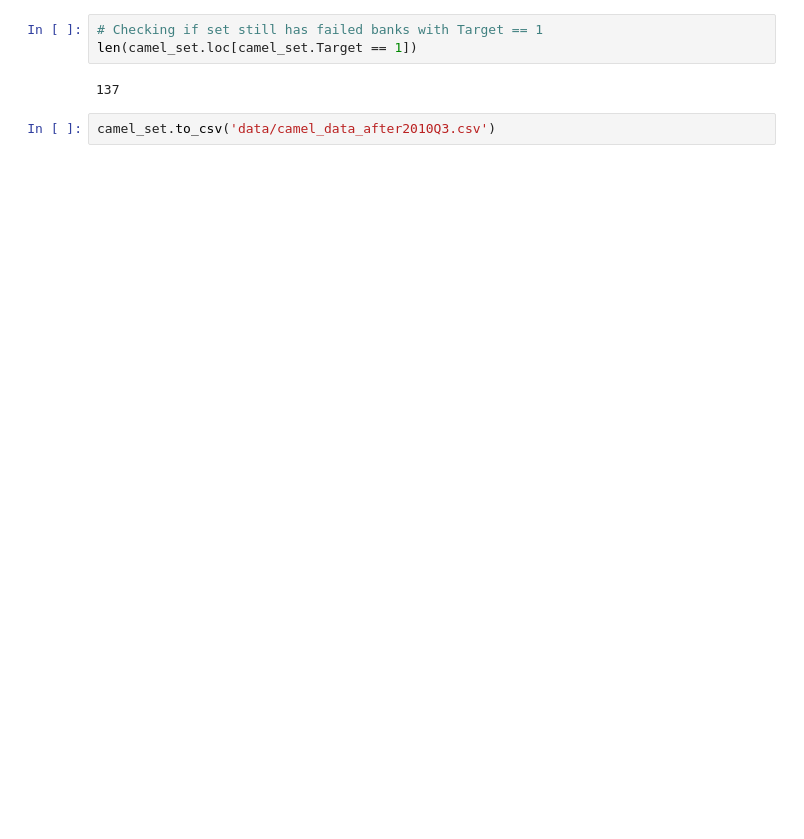
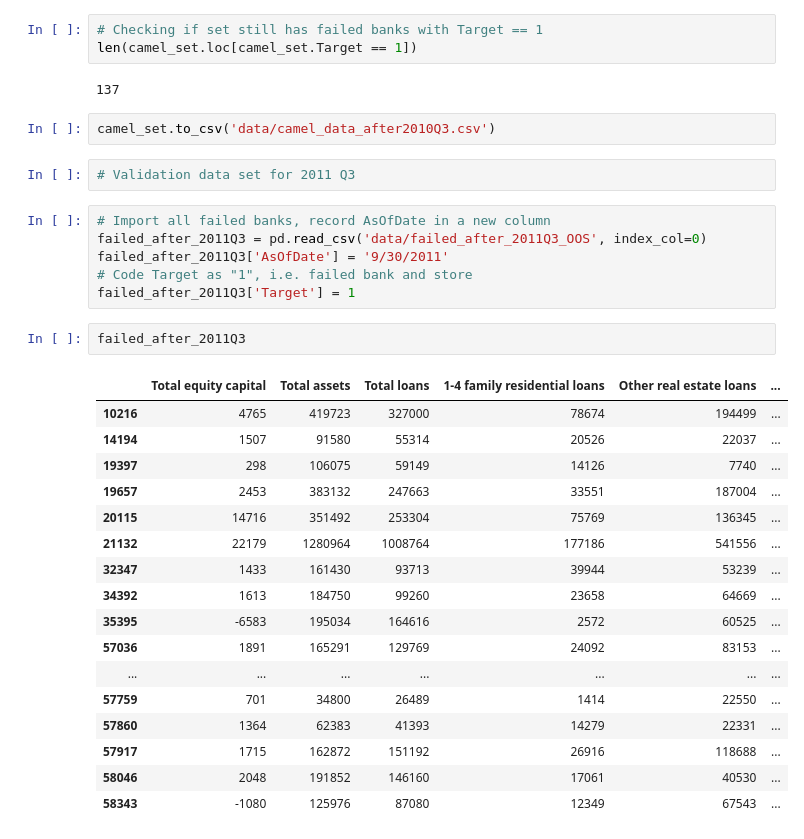
Before and after one commit to allaccountstaken/predicting_bank_distress, a Jupyter notebook: create_camel_dataset.ipynb, the cells around one changed output. Cells and saved outputs as stored; diff of their text form; blank space fills up the shorter version.

```diff
--- a/create_camel_dataset.ipynb
+++ b/create_camel_dataset.ipynb
@@ -646,3 +646,31 @@ len(camel_set.loc[camel_set.Target == 1])
 137
 # %%
 camel_set.to_csv('data/camel_data_after2010Q3.csv')
+# %%
+# Validation data set for 2011 Q3
+# %%
+# Import all failed banks, record AsOfDate in a new column
+failed_after_2011Q3 = pd.read_csv('data/failed_after_2011Q3_OOS', index_col=0)
+failed_after_2011Q3['AsOfDate'] = '9/30/2011'
+# Code Target as "1", i.e. failed bank and store
+failed_after_2011Q3['Target'] = 1
+# %%
+failed_after_2011Q3
+# %% [output]
+|  | Total equity capital | Total assets | Total loans | 1-4 family residential loans | Other real estate loans | ... |
+| 10216 | 4765 | 419723 | 327000 | 78674 | 194499 | ... |
+| 14194 | 1507 | 91580 | 55314 | 20526 | 22037 | ... |
+| 19397 | 298 | 106075 | 59149 | 14126 | 7740 | ... |
+| 19657 | 2453 | 383132 | 247663 | 33551 | 187004 | ... |
+| 20115 | 14716 | 351492 | 253304 | 75769 | 136345 | ... |
+| 21132 | 22179 | 1280964 | 1008764 | 177186 | 541556 | ... |
+| 32347 | 1433 | 161430 | 93713 | 39944 | 53239 | ... |
+| 34392 | 1613 | 184750 | 99260 | 23658 | 64669 | ... |
+| 35395 | -6583 | 195034 | 164616 | 2572 | 60525 | ... |
+| 57036 | 1891 | 165291 | 129769 | 24092 | 83153 | ... |
+| ... | ... | ... | ... | ... | ... | ... |
+| 57759 | 701 | 34800 | 26489 | 1414 | 22550 | ... |
+| 57860 | 1364 | 62383 | 41393 | 14279 | 22331 | ... |
+| 57917 | 1715 | 162872 | 151192 | 26916 | 118688 | ... |
+| 58046 | 2048 | 191852 | 146160 | 17061 | 40530 | ... |
+| 58343 | -1080 | 125976 | 87080 | 12349 | 67543 | ... |
```
Also changed, not shown: parts of 6 cells of this notebook, 3 other files.
